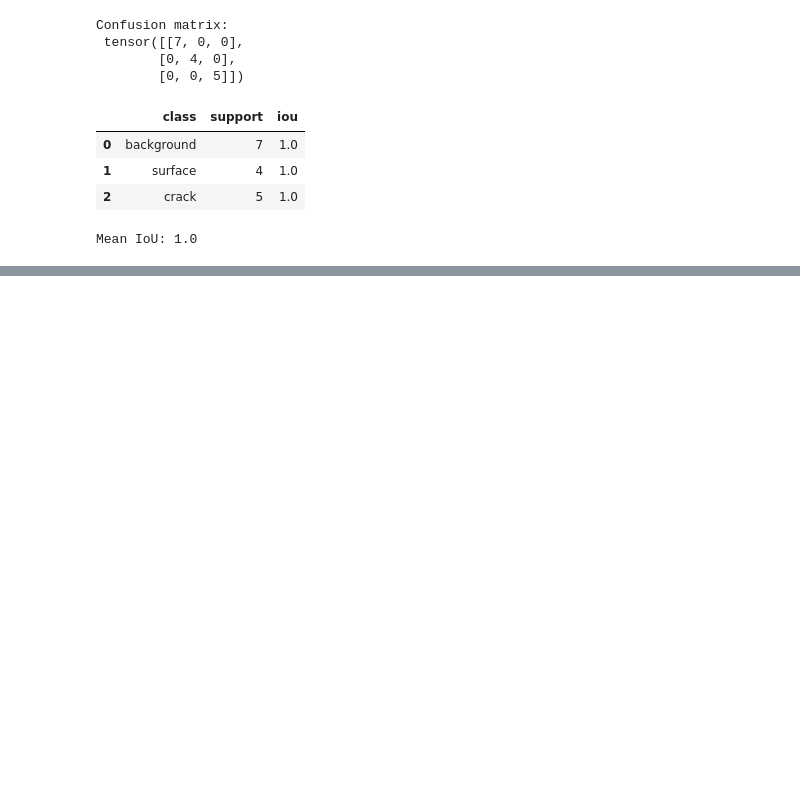
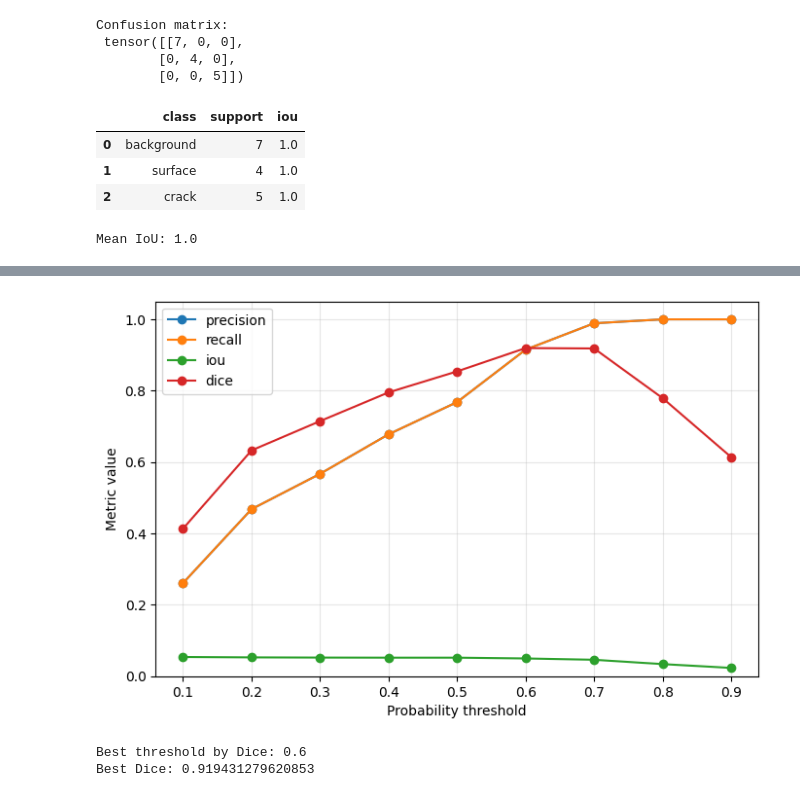
Before and after one commit to mdmohsin212/modern-vision-multimodal-lab, a Jupyter notebook: Vision/02_segmentation/segmentation_foundations.ipynb, the cells around one changed output, grey strips where cells are left out. Drawn from its saved outputs; the diff is of its cells as text; code cells hidden in the pictures; blank space fills up the shorter version.

Commit message:
Probability threshold sweep

```diff
--- a/Vision/02_segmentation/segmentation_foundations.ipynb
+++ b/Vision/02_segmentation/segmentation_foundations.ipynb
@@ -376,0 +515,28 @@ Mean IoU: 1.0
+# %%
+plt.figure(figsize=(8, 5))
+
+for metric_name in ["precision", "recall", "iou", "dice"]:
+    plt.plot(
+        threshold_dataframe["threshold"],
+        threshold_dataframe[metric_name],
+        marker="o",
+        label=metric_name,
+    )
+
+plt.xlabel("Probability threshold")
+plt.ylabel("Metric value")
+plt.ylim(0, 1.05)
+plt.grid(alpha=0.3)
+plt.legend()
+plt.show()
+# %% [output]
+[figure, added]
+# %%
+best_row_index = threshold_dataframe["dice"].idxmax()
+best_threshold_row = threshold_dataframe.loc[best_row_index]
+
+print("Best threshold by Dice:", best_threshold_row["threshold"])
+print("Best Dice:", best_threshold_row["dice"],)
+# %% [output]
+Best threshold by Dice: 0.6
+Best Dice: 0.919431279620853
```
Also changed, not shown: parts of 11 cells of this notebook.
